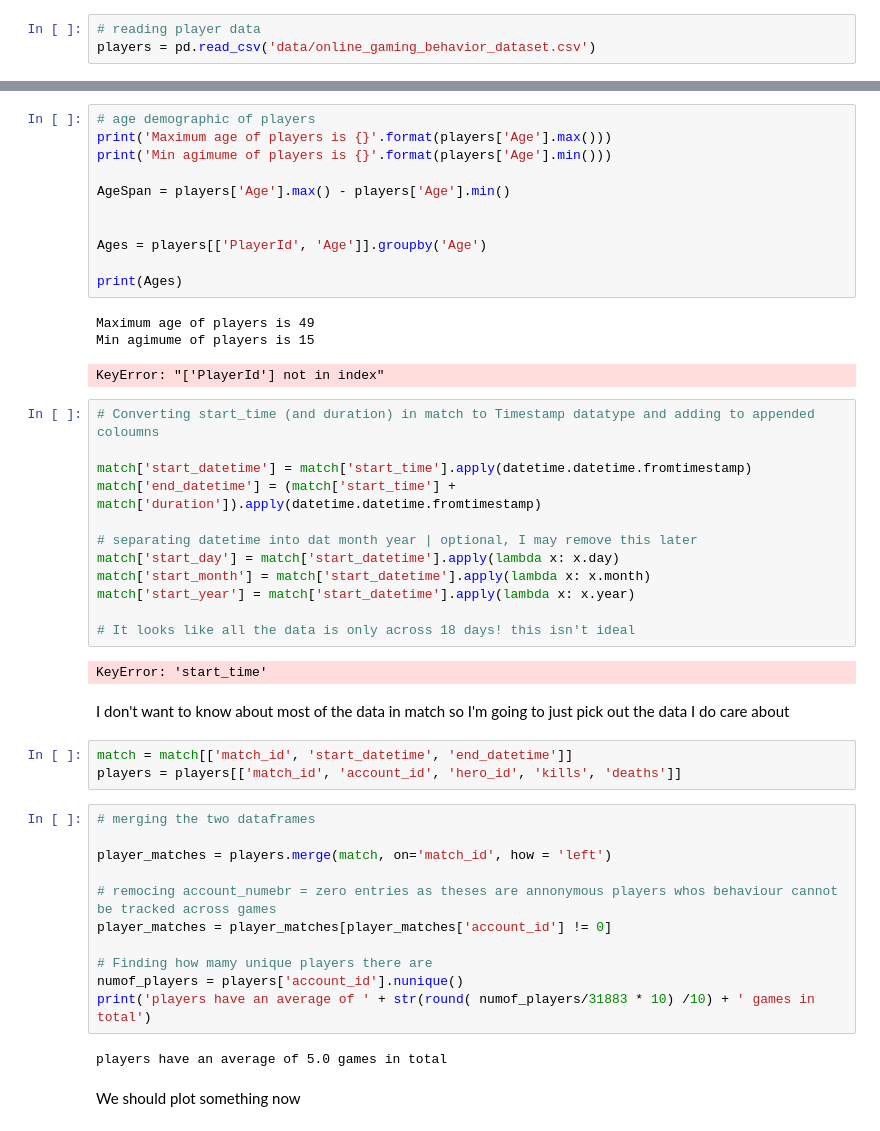
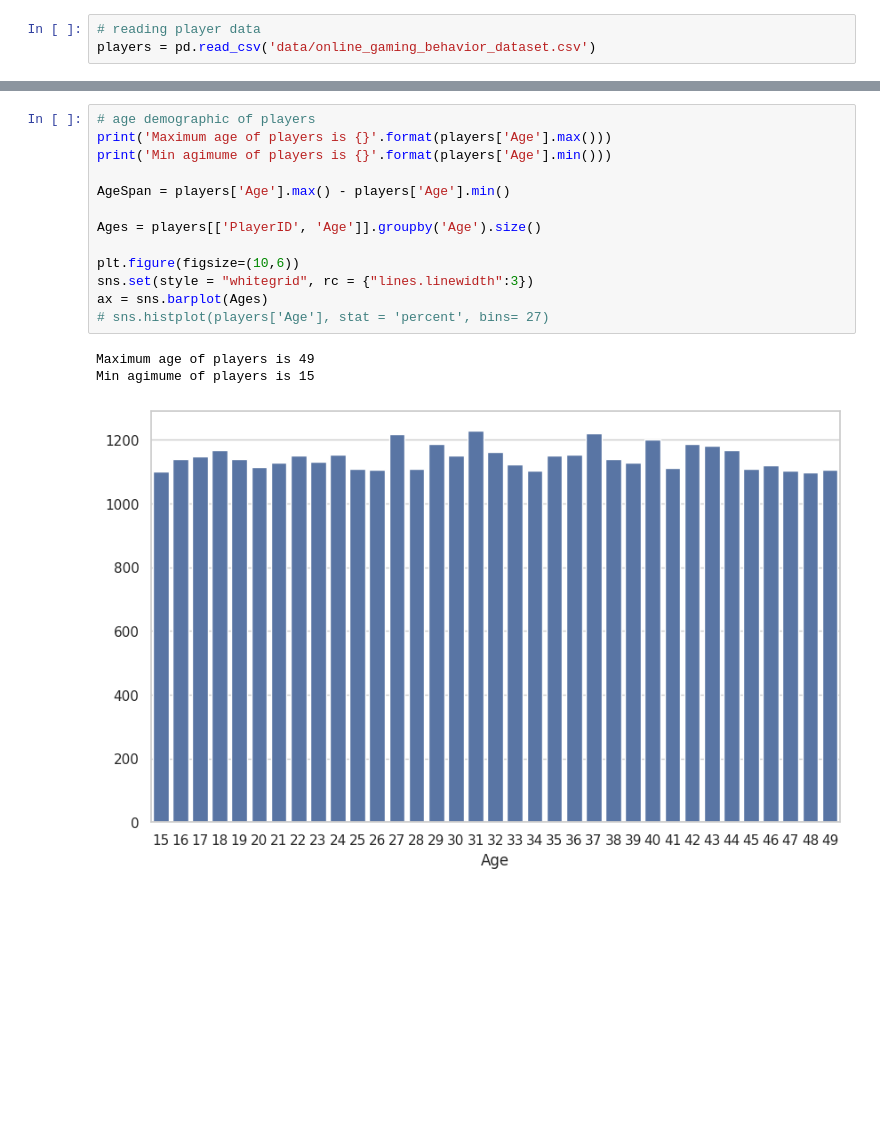
Before and after one commit to mikeysospikey/churn-prediction, a Jupyter notebook: churn-predict.ipynb, the cells around one changed output, grey strips where cells are left out. Cells and saved outputs as stored; diff of their text form; blank space fills up the shorter version.

Commit message:
Change dataset, and plot different fields

```diff
--- a/churn-predict.ipynb
+++ b/churn-predict.ipynb
@@ -47,49 +54,17 @@ players.columns
 # %%
 # age demographic of players
 print('Maximum age of players is {}'.format(players['Age'].max()))
 print('Min agimume of players is {}'.format(players['Age'].min()))
 
 AgeSpan = players['Age'].max() - players['Age'].min()
 
+Ages = players[['PlayerID', 'Age']].groupby('Age').size()
 
-Ages = players[['PlayerId', 'Age']].groupby('Age')
-
-print(Ages)
+plt.figure(figsize=(10,6))
+sns.set(style = "whitegrid", rc = {"lines.linewidth":3})
+ax = sns.barplot(Ages)
+# sns.histplot(players['Age'], stat = 'percent', bins= 27)
 # %% [output]
 Maximum age of players is 49
 Min agimume of players is 15
-KeyError: "['PlayerId'] not in index"
+[figure, added]
-# %%
-# Converting start_time (and duration) in match to Timestamp datatype and adding to appended coloumns
-
-match['start_datetime'] = match['start_time'].apply(datetime.datetime.fromtimestamp)
-match['end_datetime'] = (match['start_time'] + match['duration']).apply(datetime.datetime.fromtimestamp)
-
-# separating datetime into dat month year | optional, I may remove this later
-match['start_day'] = match['start_datetime'].apply(lambda x: x.day)
-match['start_month'] = match['start_datetime'].apply(lambda x: x.month)
-match['start_year'] = match['start_datetime'].apply(lambda x: x.year)
-
-# It looks like all the data is only across 18 days! this isn't ideal
-# %% [output]
-KeyError: 'start_time'
-# %% [markdown]
-I don't want to know about most of the data in match so I'm going to just pick out the data I do care about
-# %%
-match = match[['match_id', 'start_datetime', 'end_datetime']]
-players = players[['match_id', 'account_id', 'hero_id', 'kills', 'deaths']]
-# %%
-# merging the two dataframes
-
-player_matches = players.merge(match, on='match_id', how = 'left')
-
-# remocing account_numebr = zero entries as theses are annonymous players whos behaviour cannot be tracked across games
-player_matches = player_matches[player_matches['account_id'] != 0]
-
-# Finding how mamy unique players there are
-numof_players = players['account_id'].nunique()
-print('players have an average of ' + str(round( numof_players/31883 * 10) /10) + ' games in total')
-# %% [output]
-players have an average of 5.0 games in total
-# %% [markdown]
-We should plot something now
```
Also changed, not shown: parts of 11 cells of this notebook, 1 other file.
